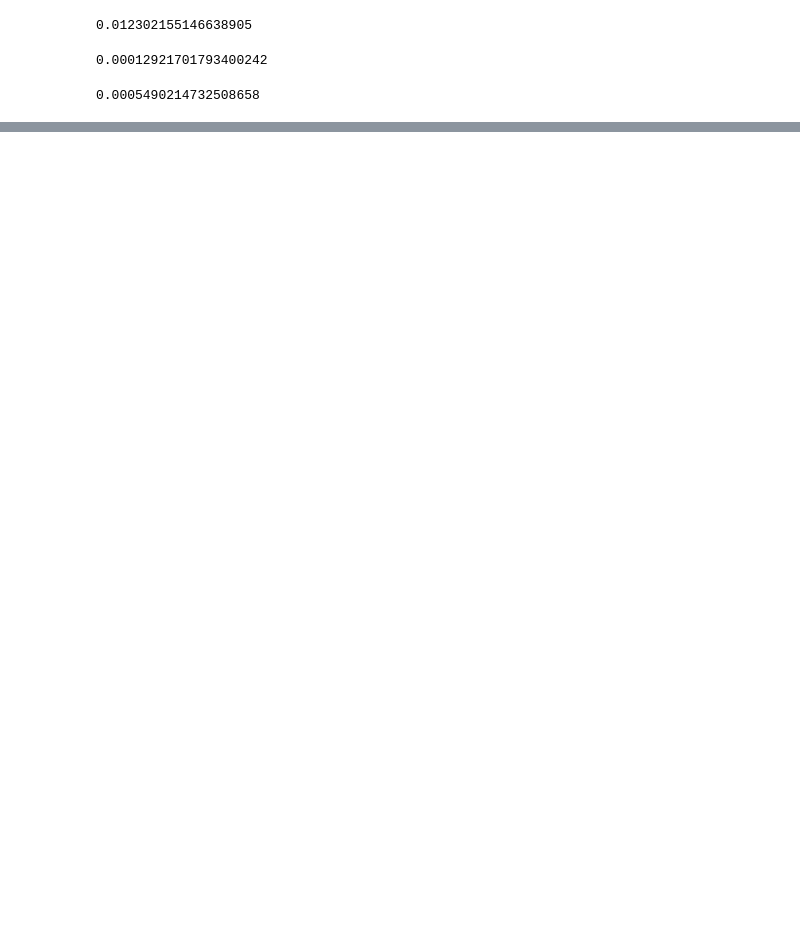
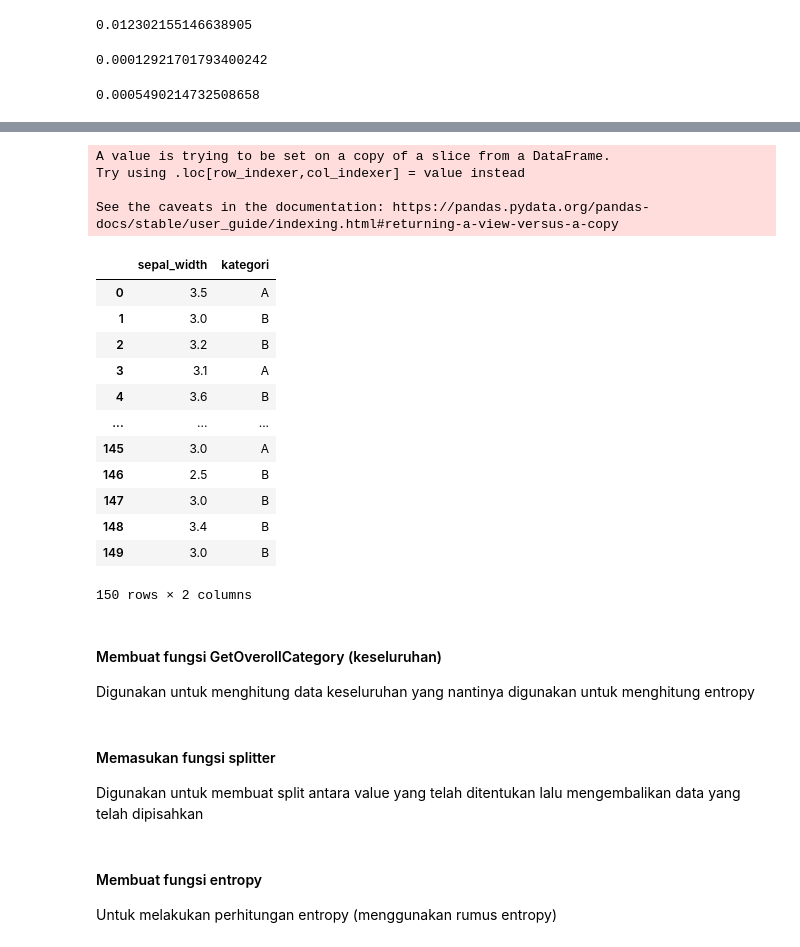
Before and after one commit to Amelia039/datamining, a Jupyter notebook: _sources/tugas2.ipynb, the cells around one changed output, grey strips where cells are left out. Cells and saved outputs as stored; diff of their text form; code cells hidden in the pictures; blank space fills up the shorter version.

Commit message:
Update documentation

```diff
--- a/_sources/tugas2.ipynb
+++ b/_sources/tugas2.ipynb
@@ -516,0 +568,3 @@ gain(entropy_data, info_split3)
+# %%
+sepal_width=c[['sepal_width']]
+sepal_width.describe()
@@ -516,0 +581,25 @@ gain(entropy_data, info_split3)
+# %%
+np.random.seed(0)
+sepal_width["kategori"] = np.where(np.random.choice(2,sepal_width.shape[0]) < 1,"A","B")
+sepal_width
+# %% [output]
+A value is trying to be set on a copy of a slice from a DataFrame.
+Try using .loc[row_indexer,col_indexer] = value instead
+
+See the caveats in the documentation: https://pandas.pydata.org/pandas-docs/stable/user_guide/indexing.html#returning-a-view-versus-a-copy
+|  | sepal_width | kategori |
+| 0 | 3.5 | A |
+| 1 | 3.0 | B |
+| 2 | 3.2 | B |
+| 3 | 3.1 | A |
+| 4 | 3.6 | B |
+| ... | ... | ... |
+| 145 | 3.0 | A |
+| 146 | 2.5 | B |
+| 147 | 3.0 | B |
+| 148 | 3.4 | B |
+| 149 | 3.0 | B |
+150 rows × 2 columns
+# %% [markdown]
+#### Membuat fungsi GetOverollCategory (keseluruhan)
+Digunakan untuk menghitung data keseluruhan yang nantinya digunakan untuk menghitung entropy
@@ -516,0 +612,3 @@ gain(entropy_data, info_split3)
+# %% [markdown]
+#### Memasukan fungsi splitter
+Digunakan untuk membuat split antara value yang telah ditentukan lalu mengembalikan data yang telah dipisahkan
@@ -516,0 +635,3 @@ gain(entropy_data, info_split3)
+# %% [markdown]
+#### Membuat fungsi entropy
+Untuk melakukan perhitungan entropy (menggunakan rumus entropy)
```
Also changed, not shown: parts of 96 cells of this notebook, 26 other files.
